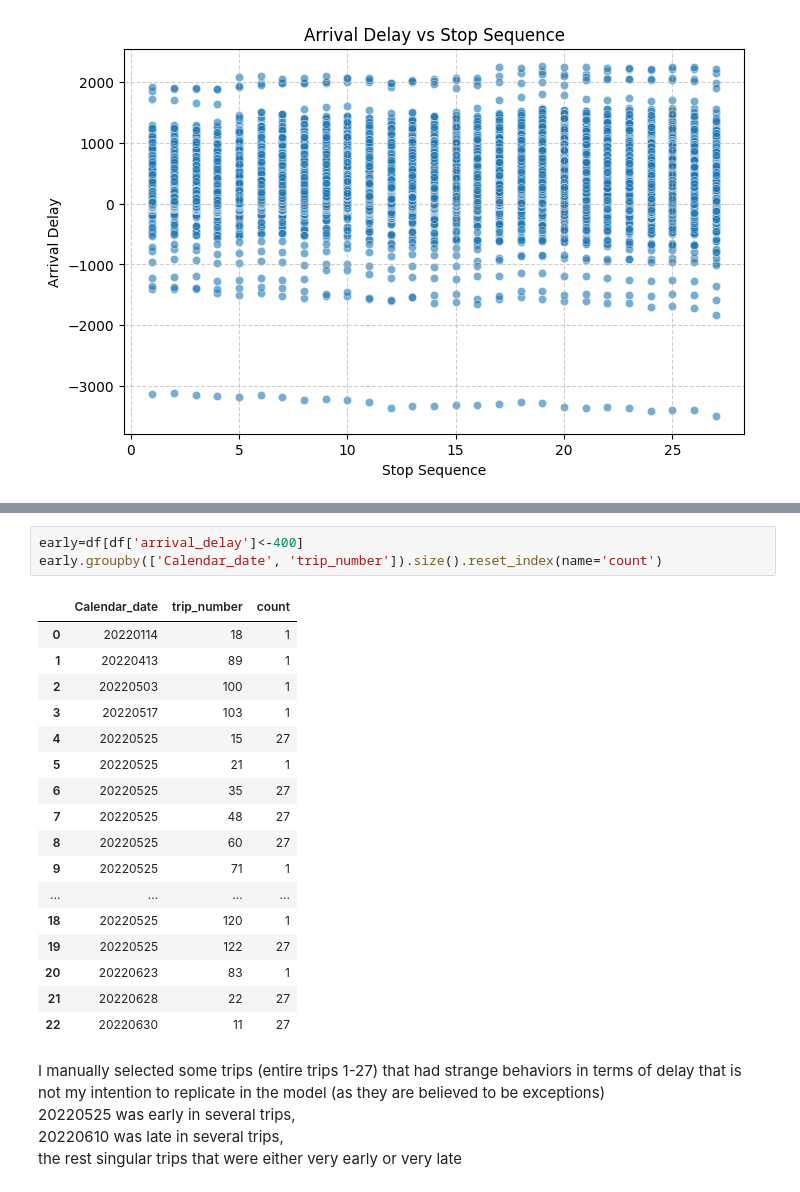
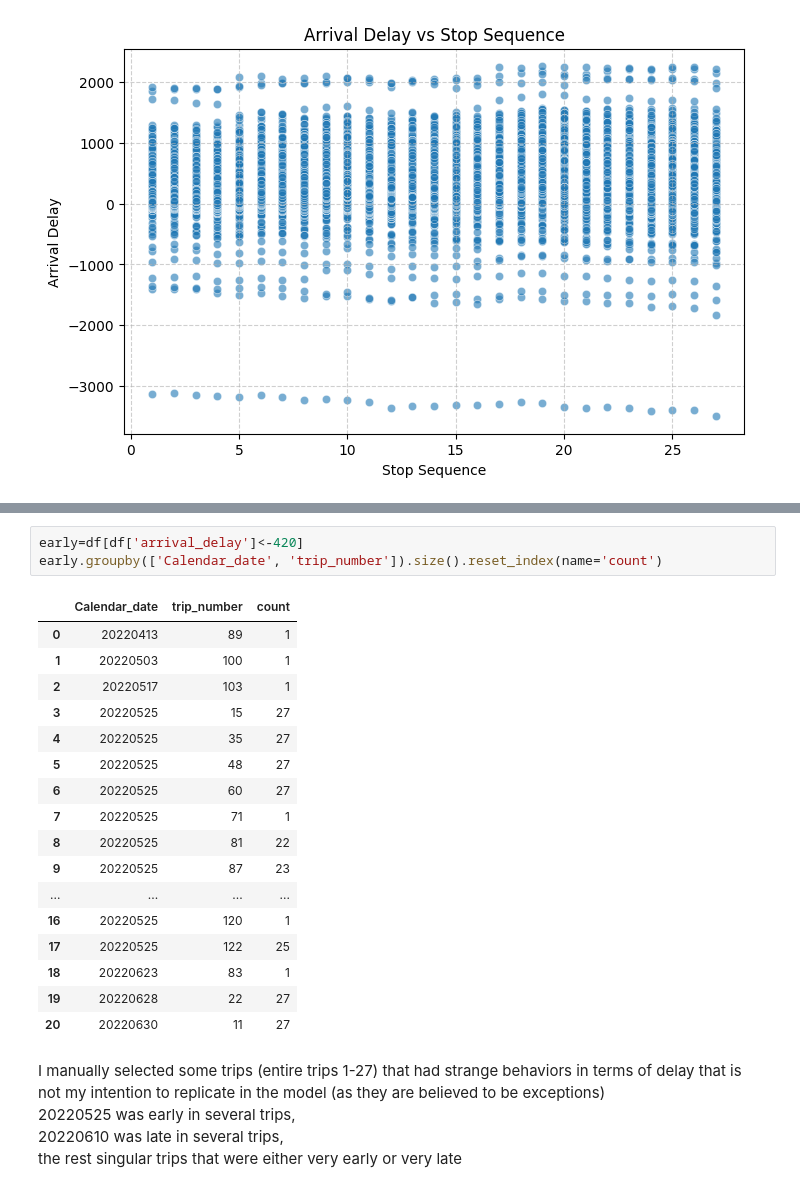
Before and after one commit to Gioalf/AH2179, a Jupyter notebook: project/AIprojectGioAlf.ipynb, the cells around one changed output, grey strips where cells are left out. Drawn from its saved outputs; the diff is of its cells as text.

```diff
--- a/project/AIprojectGioAlf.ipynb
+++ b/project/AIprojectGioAlf.ipynb
@@ -347,24 +363,24 @@ late.groupby(['Calendar_date', 'trip_number']).size().reset_index(name='count')
 # %%
-early=df[df['arrival_delay']<-400]
+early=df[df['arrival_delay']<-420]
 early.groupby(['Calendar_date', 'trip_number']).size().reset_index(name='count')
 # %% [output]
 |  | Calendar_date | trip_number | count |
-| 0 | 20220114 | 18 | 1 |
-| 1 | 20220413 | 89 | 1 |
-| 2 | 20220503 | 100 | 1 |
-| 3 | 20220517 | 103 | 1 |
-| 4 | 20220525 | 15 | 27 |
-| 5 | 20220525 | 21 | 1 |
-| 6 | 20220525 | 35 | 27 |
-| 7 | 20220525 | 48 | 27 |
-| 8 | 20220525 | 60 | 27 |
-| 9 | 20220525 | 71 | 1 |
+| 0 | 20220413 | 89 | 1 |
+| 1 | 20220503 | 100 | 1 |
+| 2 | 20220517 | 103 | 1 |
+| 3 | 20220525 | 15 | 27 |
+| 4 | 20220525 | 35 | 27 |
+| 5 | 20220525 | 48 | 27 |
+| 6 | 20220525 | 60 | 27 |
+| 7 | 20220525 | 71 | 1 |
+| 8 | 20220525 | 81 | 22 |
+| 9 | 20220525 | 87 | 23 |
 | ... | ... | ... | ... |
-| 18 | 20220525 | 120 | 1 |
-| 19 | 20220525 | 122 | 27 |
-| 20 | 20220623 | 83 | 1 |
-| 21 | 20220628 | 22 | 27 |
-| 22 | 20220630 | 11 | 27 |
+| 16 | 20220525 | 120 | 1 |
+| 17 | 20220525 | 122 | 25 |
+| 18 | 20220623 | 83 | 1 |
+| 19 | 20220628 | 22 | 27 |
+| 20 | 20220630 | 11 | 27 |
 # %% [markdown]
 I manually selected some trips (entire trips 1-27) that had strange behaviors in terms of delay that is not my intention to replicate in the model (as they are believed to be exceptions)\
 20220525 was early in several trips,\
```
Also changed, not shown: parts of 13 cells of this notebook.
